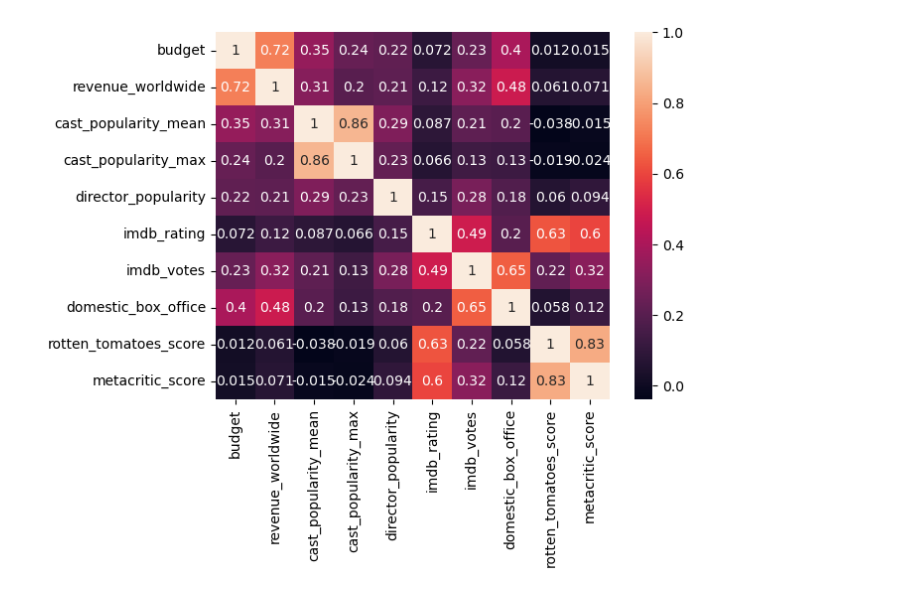
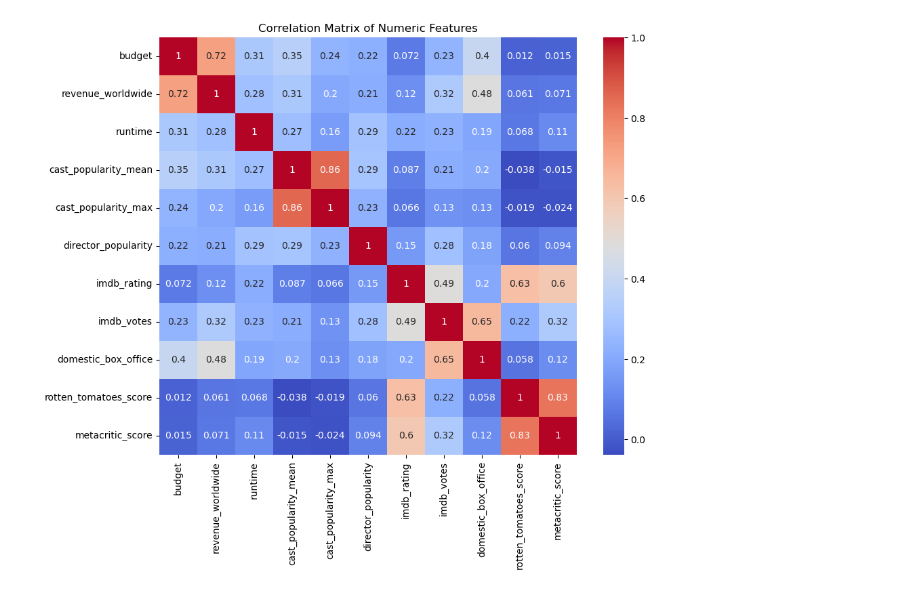
Before and after one commit to muhammad-ahmed-gh/movies-data-analysis, a Jupyter notebook: exploration.ipynb, the cells around one changed output. Cells and saved outputs as stored; diff of their text form; code cells hidden in the pictures.

```diff
--- a/exploration.ipynb
+++ b/exploration.ipynb
@@ -73,4 +165,16 @@ plt.hist(df.revenue_worldwide);
 # %%
-sb.heatmap(df.loc[:,df.dtypes == 'float64'].corr(), annot=True);
+plt.figure(figsize=(10,8))
+numeric_cols = df.select_dtypes(include='number')
+corr_matrix = numeric_cols.corr()
+
+sb.heatmap(
+    corr_matrix,
+    annot=True,
+    cmap='coolwarm',
+    square=True
+)
+
+plt.title('Correlation Matrix of Numeric Features')
+plt.show()
 # %% [output]
-[figure, old version]
+[figure, new version]
```
Also changed, not shown: parts of 14 cells of this notebook.
